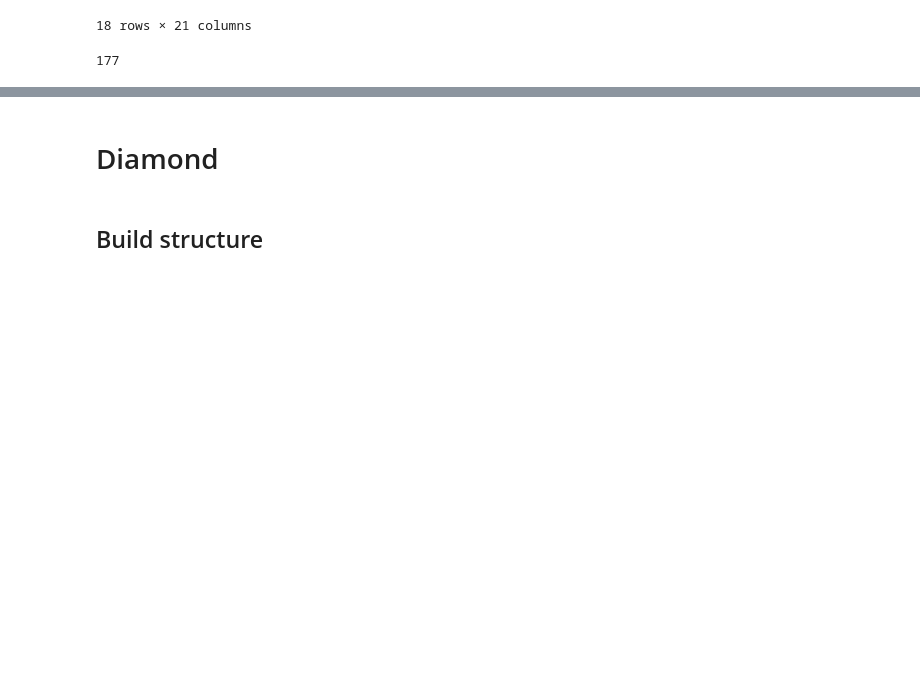
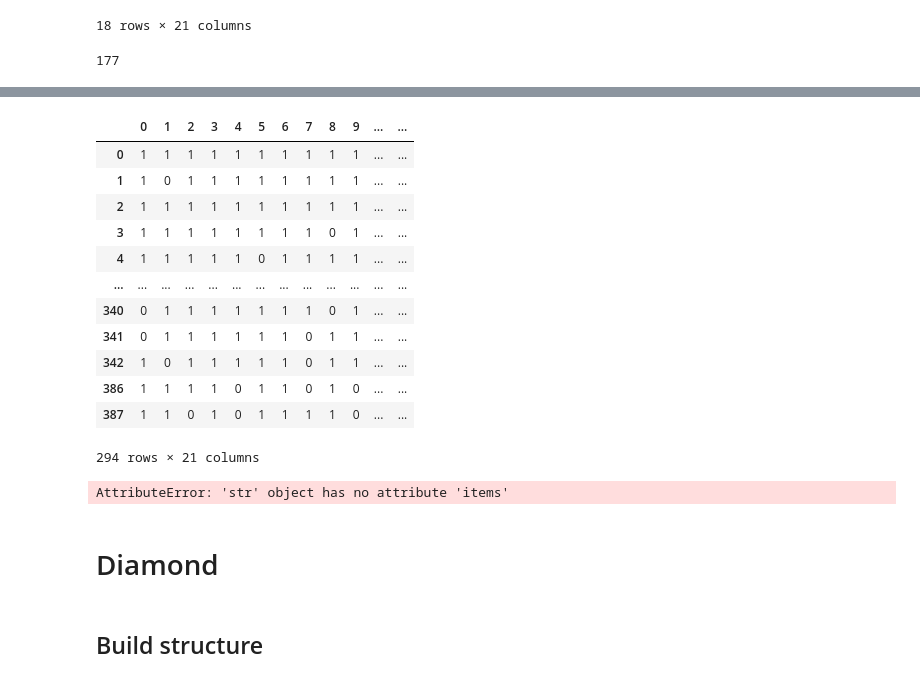
Before and after one commit to cmc-ucl/quantum_computing, a Jupyter notebook: AQC_CMC_workflow.ipynb, the cells around one changed output, grey strips where cells are left out. Cells and saved outputs as stored; diff of their text form; code cells hidden in the pictures; blank space fills up the shorter version.

Commit message:
Add json saving

```diff
--- a/AQC_CMC_workflow.ipynb
+++ b/AQC_CMC_workflow.ipynb
@@ -385,3 +586,27 @@ np.sum(dataframe[dataframe['energy'] < 0]['num_occurrences'].to_numpy())
+# %%
+df = pd.read_json('data/test.json')
+# %%
+df
+# %% [output]
+|  | 0 | 1 | 2 | 3 | 4 | 5 | 6 | 7 | 8 | 9 | ... | ... |
+| 0 | 1 | 1 | 1 | 1 | 1 | 1 | 1 | 1 | 1 | 1 | ... | ... |
+| 1 | 1 | 0 | 1 | 1 | 1 | 1 | 1 | 1 | 1 | 1 | ... | ... |
+| 2 | 1 | 1 | 1 | 1 | 1 | 1 | 1 | 1 | 1 | 1 | ... | ... |
+| 3 | 1 | 1 | 1 | 1 | 1 | 1 | 1 | 1 | 0 | 1 | ... | ... |
+| 4 | 1 | 1 | 1 | 1 | 1 | 0 | 1 | 1 | 1 | 1 | ... | ... |
+| ... | ... | ... | ... | ... | ... | ... | ... | ... | ... | ... | ... | ... |
+| 340 | 0 | 1 | 1 | 1 | 1 | 1 | 1 | 1 | 0 | 1 | ... | ... |
+| 341 | 0 | 1 | 1 | 1 | 1 | 1 | 1 | 0 | 1 | 1 | ... | ... |
+| 342 | 1 | 0 | 1 | 1 | 1 | 1 | 1 | 0 | 1 | 1 | ... | ... |
+| 386 | 1 | 1 | 1 | 1 | 0 | 1 | 1 | 0 | 1 | 0 | ... | ... |
+| 387 | 1 | 1 | 0 | 1 | 0 | 1 | 1 | 1 | 1 | 0 | ... | ... |
+294 rows × 21 columns
+# %%
+for key, value in json.items():
+    pprint("Key:")
+    pprint(key)
+# %% [output]
+AttributeError: 'str' object has no attribute 'items'
 # %% [markdown]
 # Diamond
 # %% [markdown]
```
Also changed, not shown: parts of 24 cells of this notebook.
